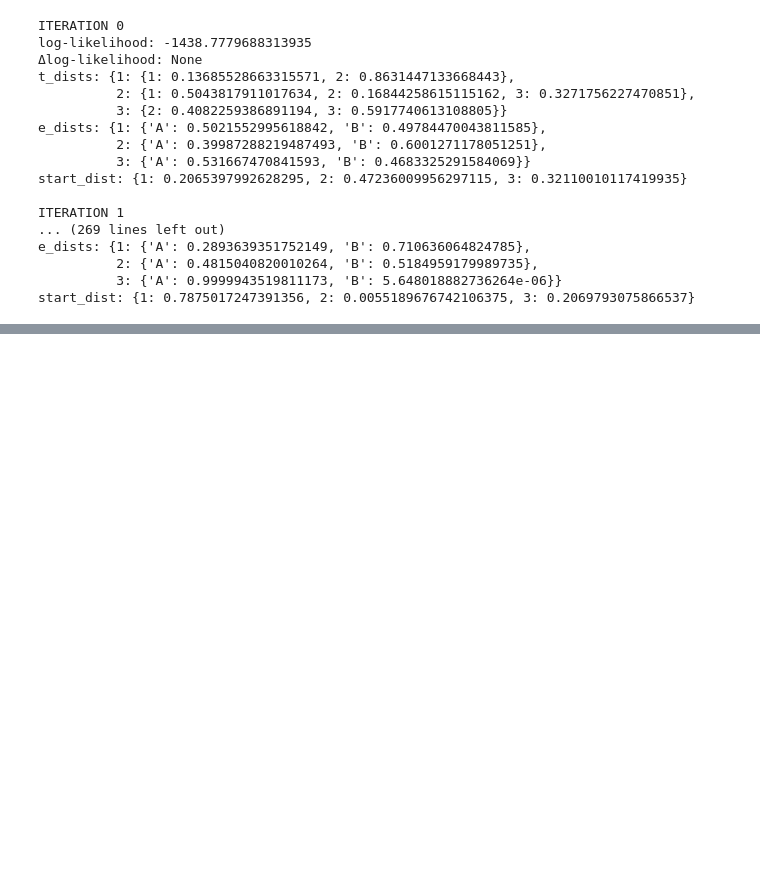
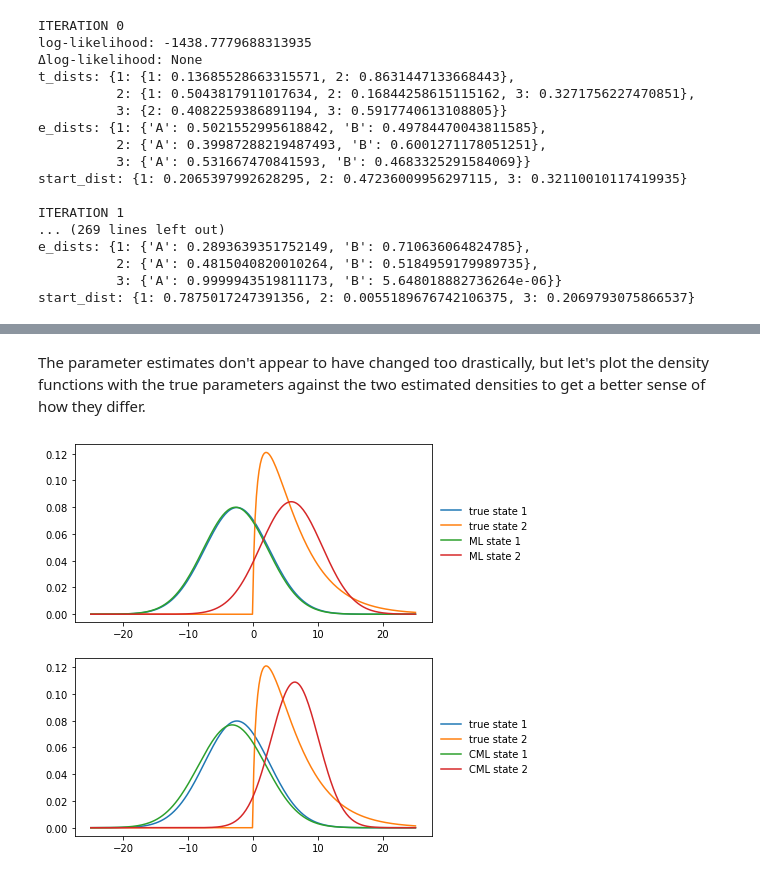
Before and after one commit to marcsingleton/homomorph, a Jupyter notebook: tutorials/hmm_training.ipynb, the cells around one changed output, grey strips where cells are left out. Drawn from its saved outputs; the diff is of its cells as text; code cells hidden in the pictures; blank space fills up the shorter version.

```diff
--- a/tutorials/hmm_training.ipynb
+++ b/tutorials/hmm_training.ipynb
@@ -1478,0 +1456,7 @@ start_dist: {1: 0.024637865477303067, 2: 0.9753621345226969}
+# %%
+params = fit_CML(data,
+                 t_dists=t_dists_ML,
+                 e_params=e_params_ML, e_funcs=e_funcs, e_primes=e_primes,
+                 e_param2aux=e_param2aux, e_aux2param=e_aux2param,
+                 start_dist=start_dist_ML, eta=20)
+t_dists_CML, e_params_CML, start_dist_CML = params
@@ -1478,0 +1481,25 @@ start_dist: {1: 0.024637865477303067, 2: 0.9753621345226969}
+# %% [markdown]
+The parameter estimates don't appear to have changed too drastically, but let's plot the density functions with the true parameters against the two estimated densities to get a better sense of how they differ.
+# %%
+fig, axs = plt.subplots(2, 1, figsize=(6.4, 7.2))
+xs = np.linspace(-25, 25, 250)
+
+ys1 = e_dists[1].pdf(xs)
+ys2 = e_dists[2].pdf(xs)
+for ax in axs:
+    ax.plot(xs, ys1, label='true state 1')
+    ax.plot(xs, ys2, label='true state 2')
+
+ys1 = stats.norm.pdf(xs, loc=e_params_ML[1]['mu'], scale=e_params_ML[1]['sigma2']**0.5)
+ys2 = stats.norm.pdf(xs, loc=e_params_ML[2]['mu'], scale=e_params_ML[2]['sigma2']**0.5)
+axs[0].plot(xs, ys1, label='ML state 1')
+axs[0].plot(xs, ys2, label='ML state 2')
+axs[0].legend(frameon=False, loc='center left', bbox_to_anchor=(1, 0.5))
+
+ys1 = stats.norm.pdf(xs, loc=e_params_CML[1]['mu'], scale=e_params_CML[1]['sigma2']**0.5)
+ys2 = stats.norm.pdf(xs, loc=e_params_CML[2]['mu'], scale=e_params_CML[2]['sigma2']**0.5)
+axs[1].plot(xs, ys1, label='CML state 1')
+axs[1].plot(xs, ys2, label='CML state 2')
+axs[1].legend(frameon=False, loc='center left', bbox_to_anchor=(1, 0.5));
+# %% [output]
+[figure, added]
```
Also changed, not shown: parts of 41 cells of this notebook.
